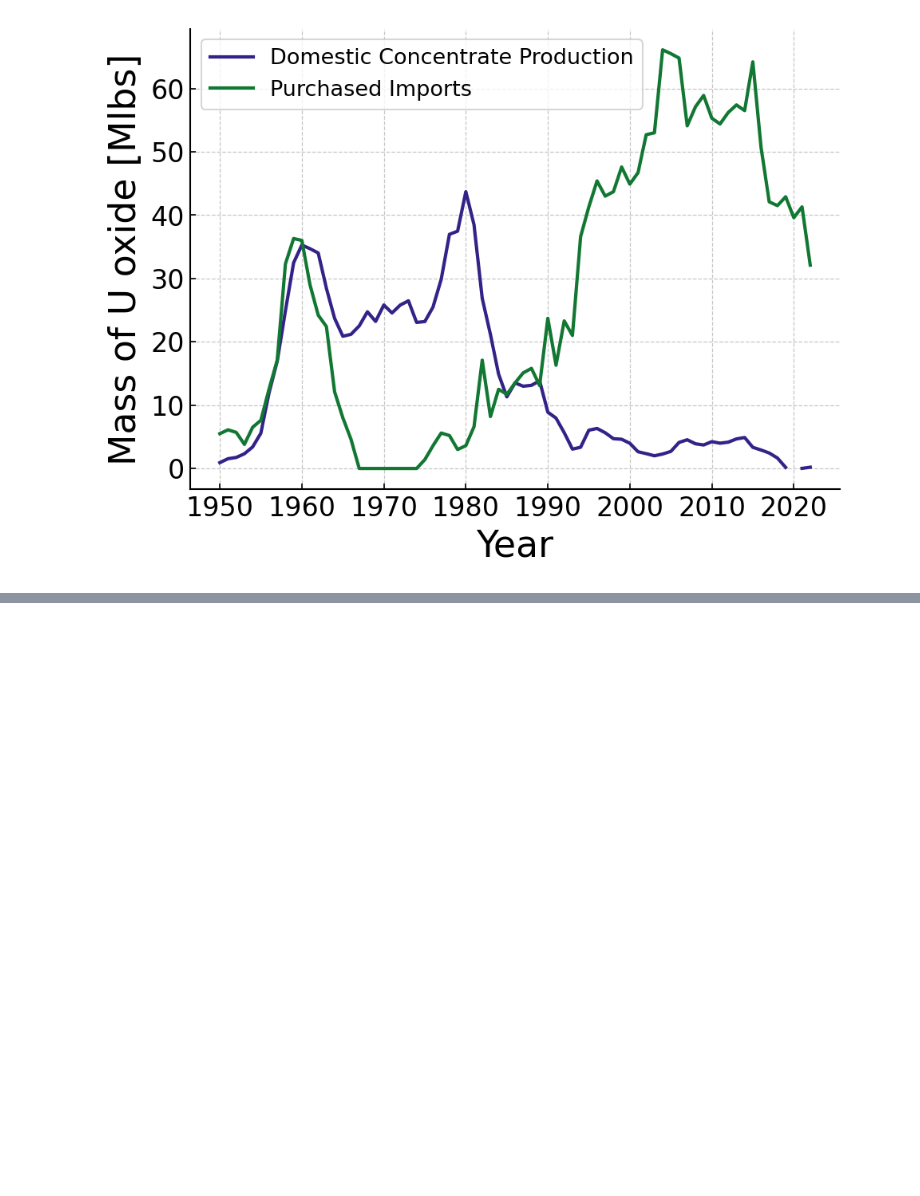
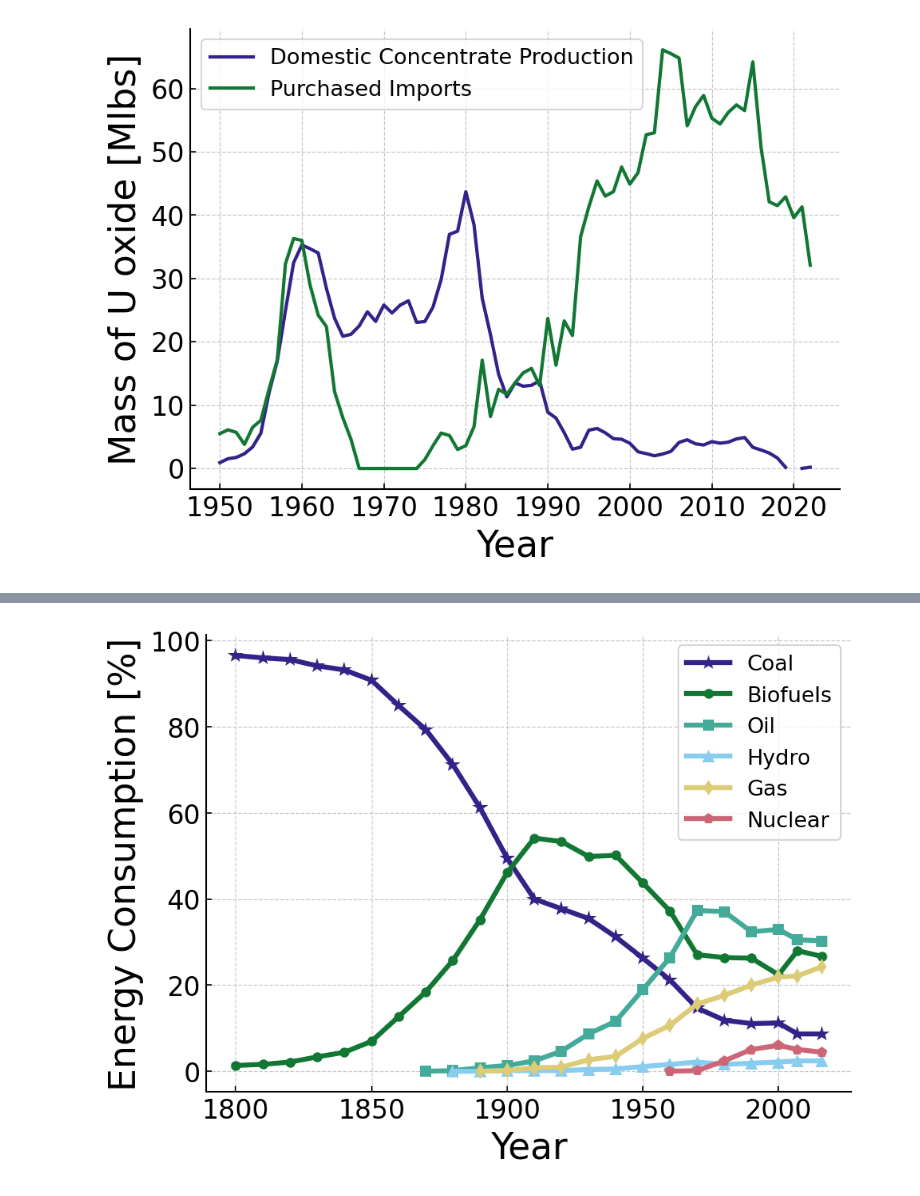
Before and after one commit to nsryan2/2024-ryan-ms, a Jupyter notebook: images/plotting.ipynb, the cells around one changed output, grey strips where cells are left out. Cells and saved outputs as stored; diff of their text form; code cells hidden in the pictures; blank space fills up the shorter version.

```diff
--- a/images/plotting.ipynb
+++ b/images/plotting.ipynb
@@ -73,0 +296,44 @@ plt.savefig('intro/uranium_production_imports.png')
+# %%
+percent_hydro = {
+    1880: 0,
+    1890: 0,
+    1900: 0.13333333333333333,
+    1910: 0.13333333333333333,
+    1920: 0.13333333333333333,
+    1930: 0.4,
+    1940: 0.5333333333333333,
+    1950: 1.0666666666666667,
+    1960: 1.6,
+    1970: 2.1333333333333333,
+    1980: 1.6,
+    1990: 1.8666666666666667,
+    2000: 2.1333333333333333,
+    2007: 2.4,
+    2016: 2.4
+}
+# %%
+percent_nuclear = {
+    1960: 0,
+    1970: 0.13333333333333333,
+    1980: 2.4,
+    1990: 5.066666666666666,
+    2000: 6,
+    2007: 5.066666666666666,
+    2016: 4.4
+}
+# %%
+plt.plot(list(percent_bio.keys()), list(percent_bio.values()), '*-', ms=10)
+plt.plot(list(percent_coal.keys()), list(percent_coal.values()), 'o-')
+plt.plot(list(percent_oil.keys()), list(percent_oil.values()), 's-', ms=7)
+plt.plot(list(percent_hydro.keys()), list(percent_hydro.values()), '^-', ms=8)
+plt.plot(list(percent_gas.keys()), list(percent_gas.values()), 'd-', ms=7)
+plt.plot(list(percent_nuclear.keys()), list(percent_nuclear.values()), 'p-', ms=7)
+
+plt.ylabel('Energy Consumption [%]')
+plt.xlabel('Year')
+
+plt.legend(['Coal', 'Biofuels', 'Oil', 'Hydro', 'Gas', 'Nuclear'])
+
+plt.savefig('leg_frame/proportional_fuel_use.pdf')
+# %% [output]
+[figure, added]
```
Also changed, not shown: parts of 12 cells of this notebook, 1 other file.
